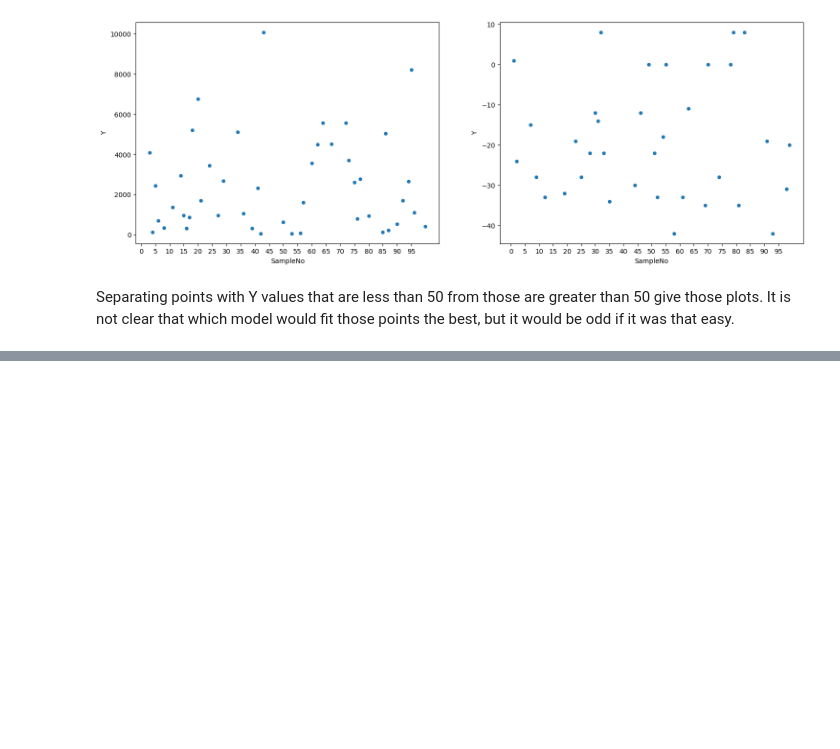
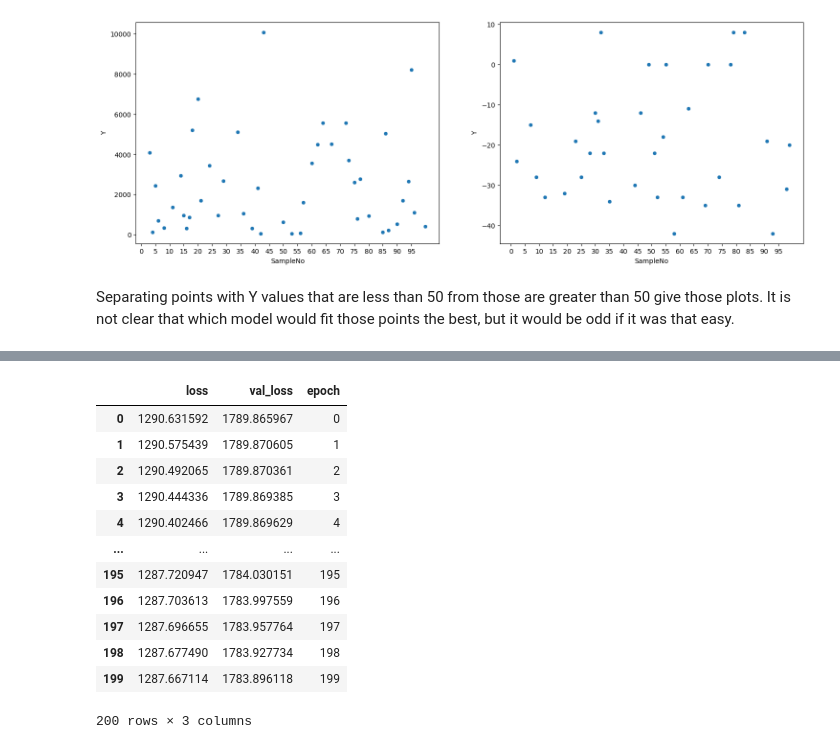
Before and after one commit to DefinitelyVixon/CE475-Project, a Jupyter notebook: Project.ipynb, the cells around one changed output, grey strips where cells are left out. Cells and saved outputs as stored; diff of their text form; code cells hidden in the pictures; blank space fills up the shorter version.

```diff
--- a/Project.ipynb
+++ b/Project.ipynb
@@ -29,9 +32,13 @@ Then, I wanted to see how each of those predictors relate to Y separately.
 def scatter_plot_predictors(train_set_, y_, plot_func, predictors_):
     fig_, axes_ = plt.subplots(2, 3, figsize=(18, 10))
     axes_[1][2].set_visible(False)
-    axes_[1][0].set_position([0.24,0.125,0.228,0.343])
-    axes_[1][1].set_position([0.55,0.125,0.228,0.343])
-    [plot_func(ax=axes_[i//3, i%3], x=train_set_[predictors_[i]], y=y_, alpha=0.5) for i in range(len(predictors_))]
+    axes_[1][0].set_position([0.24, 0.125, 0.228, 0.343])
+    axes_[1][1].set_position([0.55, 0.125, 0.228, 0.343])
+    [plot_func(ax=axes_[i // 3, i % 3], x=train_set_[predictors_[i]], y=y_, alpha=0.5) for i in range(len(predictors_))]
+
+
+train_set = train_set.drop('x6', axis=1)
+test_set = test_set.drop('x6', axis=1)
 
 predictors = ['x1', 'x2', 'x3', 'x4', 'x5']
 scatter_plot_predictors(train_set, train_set['Y'], sns.scatterplot, predictors)
@@ -62,0 +117,30 @@ that which model would fit those points the best, but it would be odd if it was
+# %%
+# def rmse_error(y_actual, y_prediction):
+#     return K.sqrt(K.mean(K.square(y_prediction - y_actual), axis=-1))
+
+x1_model.predict(x1)
+x1_model.compile(optimizer=tf.optimizers.Adam(learning_rate=0.1), loss='mean_absolute_error')
+
+history = x1_model.fit(x=train_features['x1'],
+                       y=train_labels,
+                       epochs=200,
+                       verbose=0,
+                       validation_split=0.2)
+
+hist = pd.DataFrame(history.history)
+hist['epoch'] = history.epoch
+display(hist)
+# %% [output]
+|  | loss | val_loss | epoch |
+| 0 | 1290.631592 | 1789.865967 | 0 |
+| 1 | 1290.575439 | 1789.870605 | 1 |
+| 2 | 1290.492065 | 1789.870361 | 2 |
+| 3 | 1290.444336 | 1789.869385 | 3 |
+| 4 | 1290.402466 | 1789.869629 | 4 |
+| ... | ... | ... | ... |
+| 195 | 1287.720947 | 1784.030151 | 195 |
+| 196 | 1287.703613 | 1783.997559 | 196 |
+| 197 | 1287.696655 | 1783.957764 | 197 |
+| 198 | 1287.677490 | 1783.927734 | 198 |
+| 199 | 1287.667114 | 1783.896118 | 199 |
+200 rows × 3 columns
```
Also changed, not shown: parts of 12 cells of this notebook.
